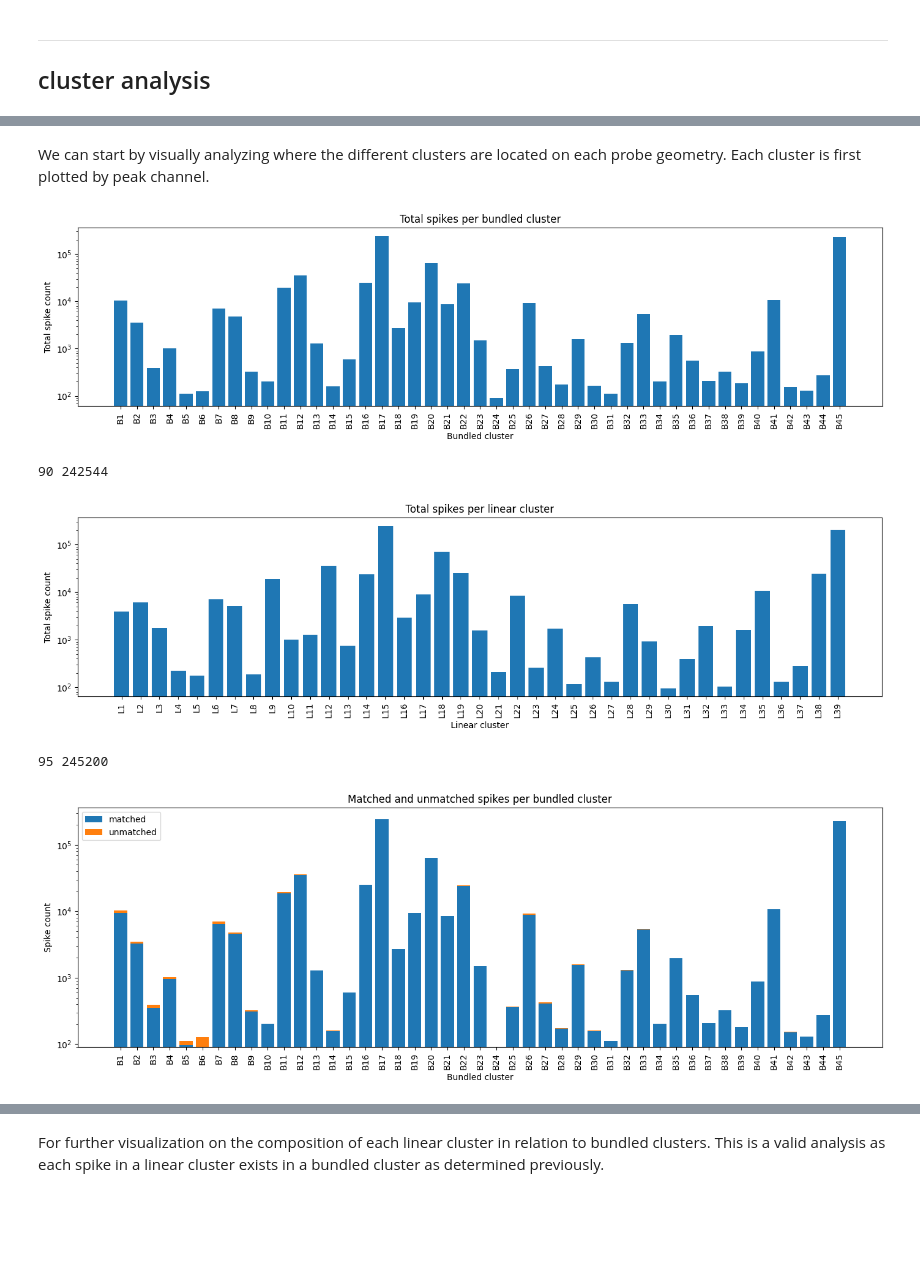
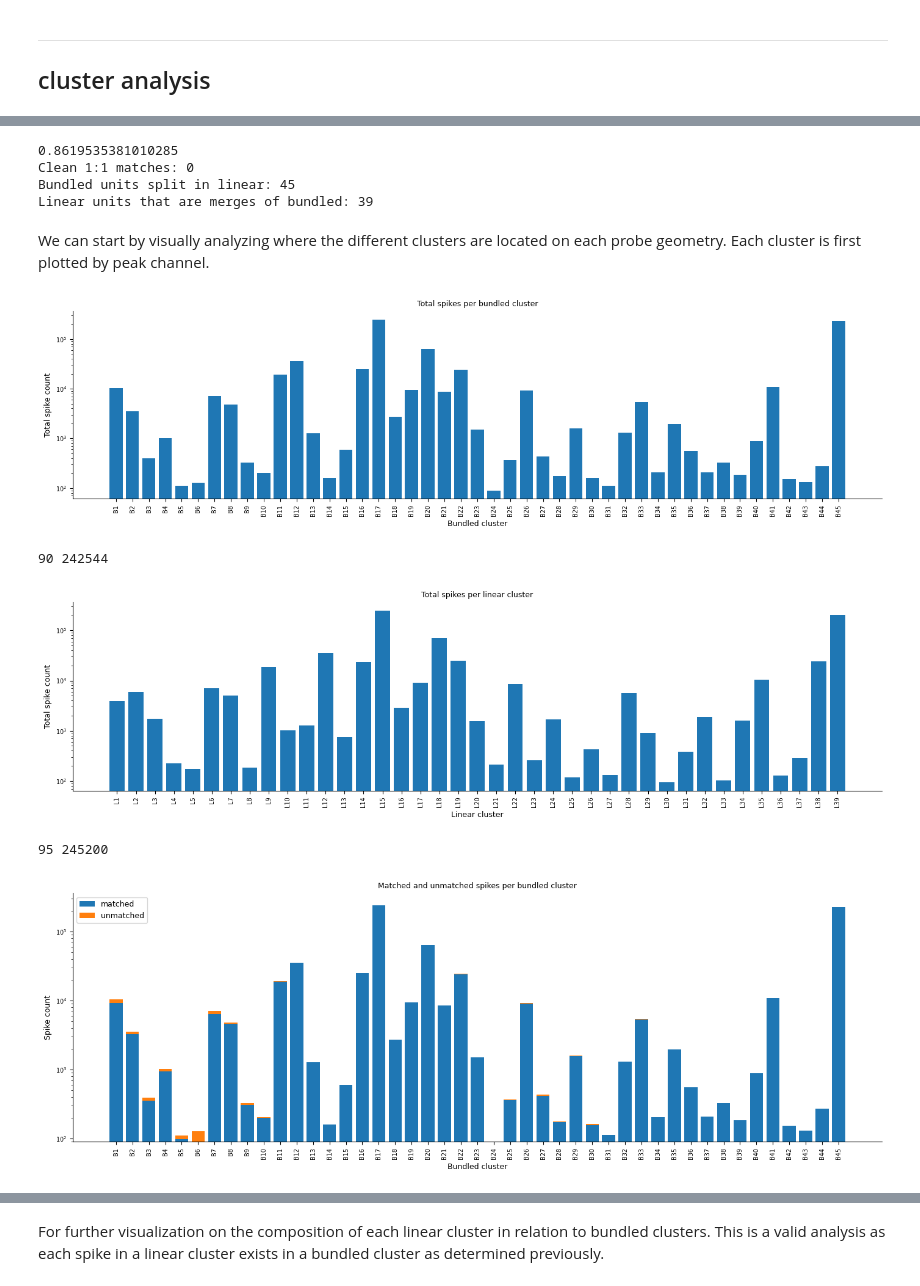
Before and after one commit to BruneBettler/SpikeExplore, a Jupyter notebook: Final/JRCLUST_compare.ipynb, the cells around one changed output, grey strips where cells are left out. Cells and saved outputs as stored; diff of their text form; code cells hidden in the pictures; blank space fills up the shorter version.

```diff
--- a/Final/JRCLUST_compare.ipynb
+++ b/Final/JRCLUST_compare.ipynb
@@ -372,7 +1521,7 @@ From the above results, it's clear that detection of large amplitude spikes are
 
 ## cluster analysis
 # %%
-spike_clusters = []
+sc_clusters = []
 cluster_sites = []
 
 for res_p in [bundled_res_mat_path, linear_res_mat_path]:
@@ -380,9 +1529,9 @@ for res_p in [bundled_res_mat_path, linear_res_mat_path]:
 
     with h5py.File(res_file, "r") as f:
         sc = f["spikeClusters"][...].squeeze().ravel().astype(np.int32) # ignore sites with index -1 and 0 ?
-        spike_clusters.append(sc)
+        sc_clusters.append(sc)
 
-        cs = f["clusterSites"][...].squeeze().ravel().astype("int32")
+        cs = f["clusterSites"][...].squeeze().ravel().astype("int32") # index !!
         cluster_sites.append(cs)
 # %%
 import numpy as np
@@ -391,7 +1540,7 @@ import pandas as pd
 def compare_cluster_assignments(
     clusters_A,
     clusters_B,
-    matches,
+    matches_spikeTime_andChan,
     n_spikes_A=None,
     n_spikes_B=None,
     name_A="bundled",
@@ -399,7 +1548,7 @@ def compare_cluster_assignments(
 ):
     clusters_A = np.asarray(clusters_A)
     clusters_B = np.asarray(clusters_B)
-    matches = np.asarray(matches, dtype=int)
+    matches = np.asarray(matches_spikeTime_andChan, dtype=int)
 
     if n_spikes_A is None:
         n_spikes_A = len(clusters_A)
@@ -443,9 +1592,9 @@ def compare_cluster_assignments(
     overlap[f"frac_of_{name_A}"] = (
         overlap["n_shared_spikes"] / overlap[f"{name_A}_matched_total"]
     )
-    overlap[f"frac_of_{name_B}"] = (
-        overlap["n_shared_spikes"] / overlap[f"{name_B}_matched_total"]
-    )
+    overlap[f"frac_of_{name_B}"] = (overlap["n_shared_spikes"] / overlap[f"{name_B}_matched_total"])
+
+    overlap['match_score'] = np.sqrt(overlap['frac_of_bundled'] * overlap['frac_of_linear'])
 
     # -----------------------------
     # 3. Best cluster mapping
@@ -459,6 +1608,13 @@ def compare_cluster_assignments(
         .reset_index(drop=True)
     )
 
+    best_A_to_B_frac = (
+        overlap
+        .sort_values("match_score", ascending=False)
+        .drop_duplicates(f"{name_A}_cluster")
+        .reset_index(drop=True)
+    )
+
     A_to_B = dict(zip(
         best_A_to_B[f"{name_A}_cluster"],
         best_A_to_B[f"{name_B}_cluster"],
@@ -468,6 +1624,12 @@ def compare_cluster_assignments(
     best_B_to_A = (
         overlap
         .sort_values("n_shared_spikes", ascending=False)
+        .drop_duplicates(f"{name_B}_cluster")
+        .reset_index(drop=True)
+    )
+    best_B_to_A_frac = (
+        overlap
+        .sort_values("match_score", ascending=False)
         .drop_duplicates(f"{name_B}_cluster")
         .reset_index(drop=True)
     )
@@ -563,7 +1725,9 @@ def compare_cluster_assignments(
         "matched_spikes": matched_df,
         "overlap": overlap,
         "best_A_to_B": best_A_to_B,
+        "best_A_to_B_frac": best_A_to_B_frac,
         "best_B_to_A": best_B_to_A,
+        "best_B_to_A_frac": best_B_to_A_frac,
         "reassigned_matched": reassigned_summary,
         f"unmatched_{name_A}_counts": unmatched_A_counts,
         f"unmatched_{name_B}_counts": unmatched_B_counts,
@@ -574,9 +1738,9 @@ def compare_cluster_assignments(
     }
 
 res = compare_cluster_assignments(
-    clusters_A=spike_clusters[0],
-    clusters_B=spike_clusters[1],
-    matches=matches,
+    clusters_A=sc_clusters[0],
+    clusters_B=sc_clusters[1],
+    matches_spikeTime_andChan=matches_spikeTime_andChan,
     name_A="bundled",
     name_B="linear")
 
@@ -598,8 +2056,31 @@ res["summary"]
+# %%
+r = res  # your compare_cluster_assignments output
+
+# The one number that summarises assignment consistency:
+print(r["summary"]["frac_same_mapped_unit"])
+# "Of spikes detected by both geometries, X% were assigned to the same unit"
+
+# How many units have a clean 1-to-1 match vs splits/merges:
+splits  = r["split_diagnostics"]   # bundled units that map to >1 linear unit
+merges  = r["merge_diagnostics"]   # linear units that receive spikes from >1 bundled unit
+
+n_clean    = (splits["n_linear_clusters_receiving_spikes"] == 1).sum()
+n_split    = (splits["n_linear_clusters_receiving_spikes"]  > 1).sum()
+n_merged   = (merges["n_bundled_clusters_contributing_spikes"] > 1).sum()
+
+print(f"Clean 1:1 matches: {n_clean}")
+print(f"Bundled units split in linear: {n_split}")
+print(f"Linear units that are merges of bundled: {n_merged}")
+# %% [output]
+0.8619535381010285
+Clean 1:1 matches: 0
+Bundled units split in linear: 45
+Linear units that are merges of bundled: 39
 # %% [markdown]
 We can start by visually analyzing where the different clusters are located on each probe geometry. Each cluster is first plotted by peak channel.
 # %%
 total_bundled = (
-    pd.Series(spike_clusters[0])
+    pd.Series(sc_clusters[0])
     .value_counts()
     .rename_axis("bundled_cluster_num")
     .reset_index(name="n_total_spikes")
@@ -621,7 +2102,7 @@ print(np.min(total_bundled["n_total_spikes"]), np.max(total_bundled["n_total_spi
 
 
 total_linear = (
-    pd.Series(spike_clusters[1])
+    pd.Series(sc_clusters[1])
     .value_counts()
     .rename_axis("linear_cluster_num")
     .reset_index(name="n_total_spikes")
@@ -645,7 +2126,7 @@ print(np.min(total_linear["n_total_spikes"]), np.max(total_linear["n_total_spike
 
 # total spikes per bundled cluster
 total_counts = (
-    pd.Series(spike_clusters[0])
+    pd.Series(sc_clusters[0])
     .value_counts()
     .rename_axis("bundled_cluster_num")
     .reset_index(name="n_total_spikes")
@@ -683,35 +2164,35 @@ plot_df["n_matched_bundled_spikes"] = (
 )
 
 plot_df = plot_df.sort_values("bundled_cluster_num")
 
 x = np.arange(len(plot_df))
 
 plt.figure(figsize=(14, 5))
 
 plt.bar(
     x,
     plot_df["n_matched_bundled_spikes"],
     label="matched"
 )
 
 plt.bar(
     x,
     plot_df["n_unmatched_bundled_spikes"],
     bottom=plot_df["n_matched_bundled_spikes"],
     label="unmatched"
 )
 
 plt.xticks(x, plot_df["bundled_cluster_id"], rotation=90)
 plt.xlabel("Bundled cluster")
 plt.ylabel("Spike count")
 plt.title("Matched and unmatched spikes per bundled cluster")
 plt.legend()
 plt.yscale("log")
 plt.tight_layout()
 plt.show()
 # %% [output]
-[figure, old version]
+[figure, new version]
 90 242544
-[figure, old version]
+[figure, new version]
 95 245200
-[figure, old version]
+[figure, new version]
```
Also changed, not shown: parts of 68 cells of this notebook, 15 other files.
